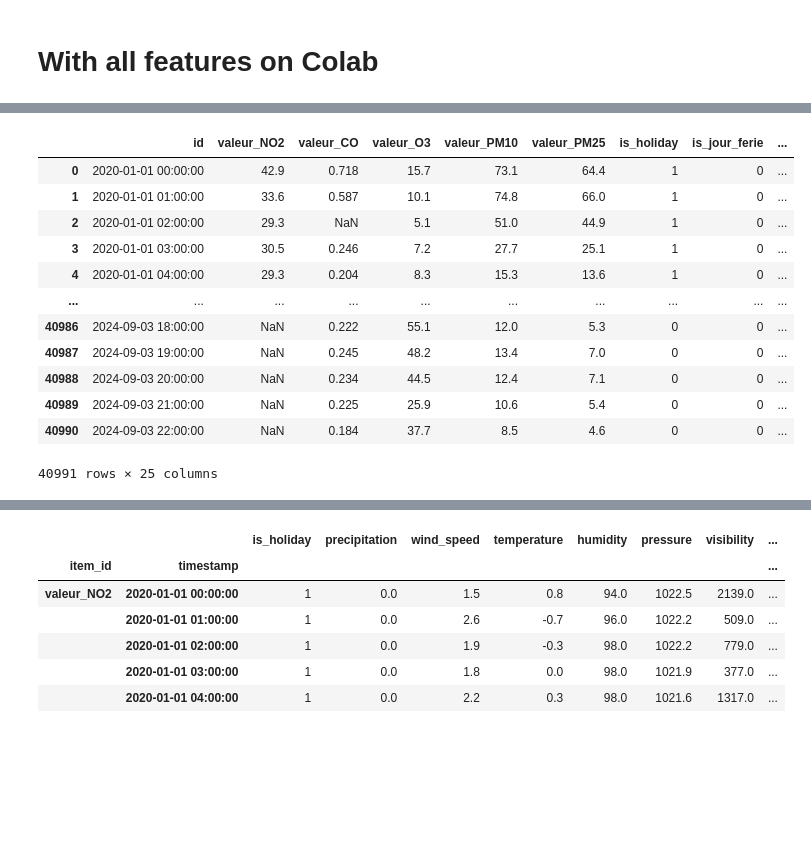
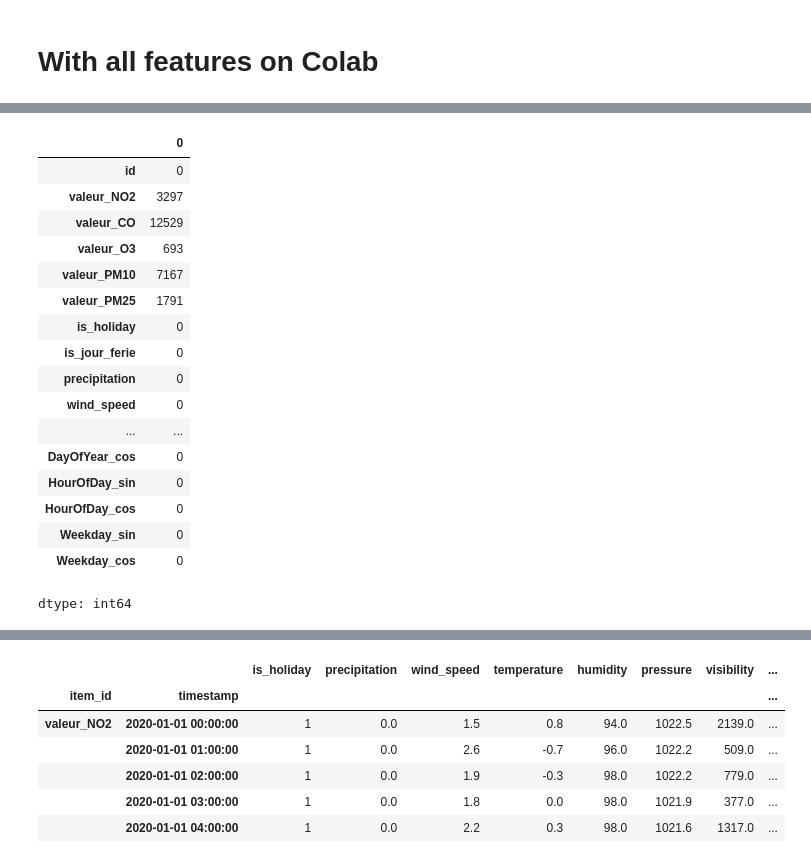
Before and after one commit to matthieudelsart/time_series_project, a Jupyter notebook: ag.ipynb, the cells around one changed output, grey strips where cells are left out. Drawn from its saved outputs; the diff is of its cells as text; code cells hidden in the pictures; blank space fills up the shorter version.

```diff
--- a/ag.ipynb
+++ b/ag.ipynb
@@ -107,19 +107,24 @@ Drive already mounted at /content/drive; to attempt to forcibly remount, call dr
 # %%
-data_train
+data_train.isna().sum()
 # %% [output]
-|  | id | valeur_NO2 | valeur_CO | valeur_O3 | valeur_PM10 | valeur_PM25 | is_holiday | is_jour_ferie | ... |
-| 0 | 2020-01-01 00:00:00 | 42.9 | 0.718 | 15.7 | 73.1 | 64.4 | 1 | 0 | ... |
-| 1 | 2020-01-01 01:00:00 | 33.6 | 0.587 | 10.1 | 74.8 | 66.0 | 1 | 0 | ... |
-| 2 | 2020-01-01 02:00:00 | 29.3 | NaN | 5.1 | 51.0 | 44.9 | 1 | 0 | ... |
-| 3 | 2020-01-01 03:00:00 | 30.5 | 0.246 | 7.2 | 27.7 | 25.1 | 1 | 0 | ... |
-| 4 | 2020-01-01 04:00:00 | 29.3 | 0.204 | 8.3 | 15.3 | 13.6 | 1 | 0 | ... |
-| ... | ... | ... | ... | ... | ... | ... | ... | ... | ... |
-| 40986 | 2024-09-03 18:00:00 | NaN | 0.222 | 55.1 | 12.0 | 5.3 | 0 | 0 | ... |
-| 40987 | 2024-09-03 19:00:00 | NaN | 0.245 | 48.2 | 13.4 | 7.0 | 0 | 0 | ... |
-| 40988 | 2024-09-03 20:00:00 | NaN | 0.234 | 44.5 | 12.4 | 7.1 | 0 | 0 | ... |
-| 40989 | 2024-09-03 21:00:00 | NaN | 0.225 | 25.9 | 10.6 | 5.4 | 0 | 0 | ... |
-| 40990 | 2024-09-03 22:00:00 | NaN | 0.184 | 37.7 | 8.5 | 4.6 | 0 | 0 | ... |
+|  | 0 |
+| id | 0 |
+| valeur_NO2 | 3297 |
+| valeur_CO | 12529 |
+| valeur_O3 | 693 |
+| valeur_PM10 | 7167 |
+| valeur_PM25 | 1791 |
+| is_holiday | 0 |
+| is_jour_ferie | 0 |
+| precipitation | 0 |
+| wind_speed | 0 |
+| ... | ... |
+| DayOfYear_cos | 0 |
+| HourOfDay_sin | 0 |
+| HourOfDay_cos | 0 |
+| Weekday_sin | 0 |
+| Weekday_cos | 0 |
-40991 rows × 25 columns
+dtype: int64
 # %%
 data_train["id"] = pd.to_datetime(data_train["id"])
 known_covariates = ['is_holiday', 'precipitation',
```
Also changed, not shown: parts of 7 cells of this notebook, 3 other files.
